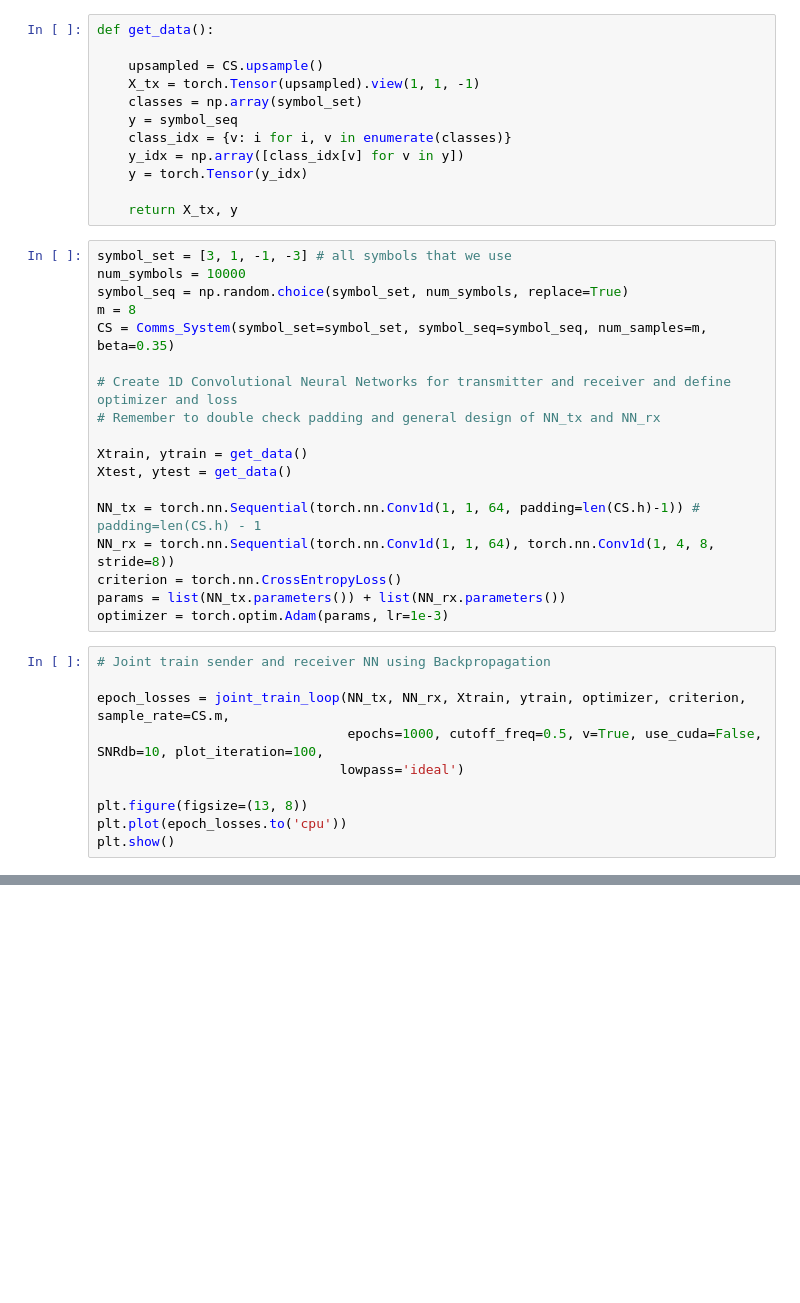
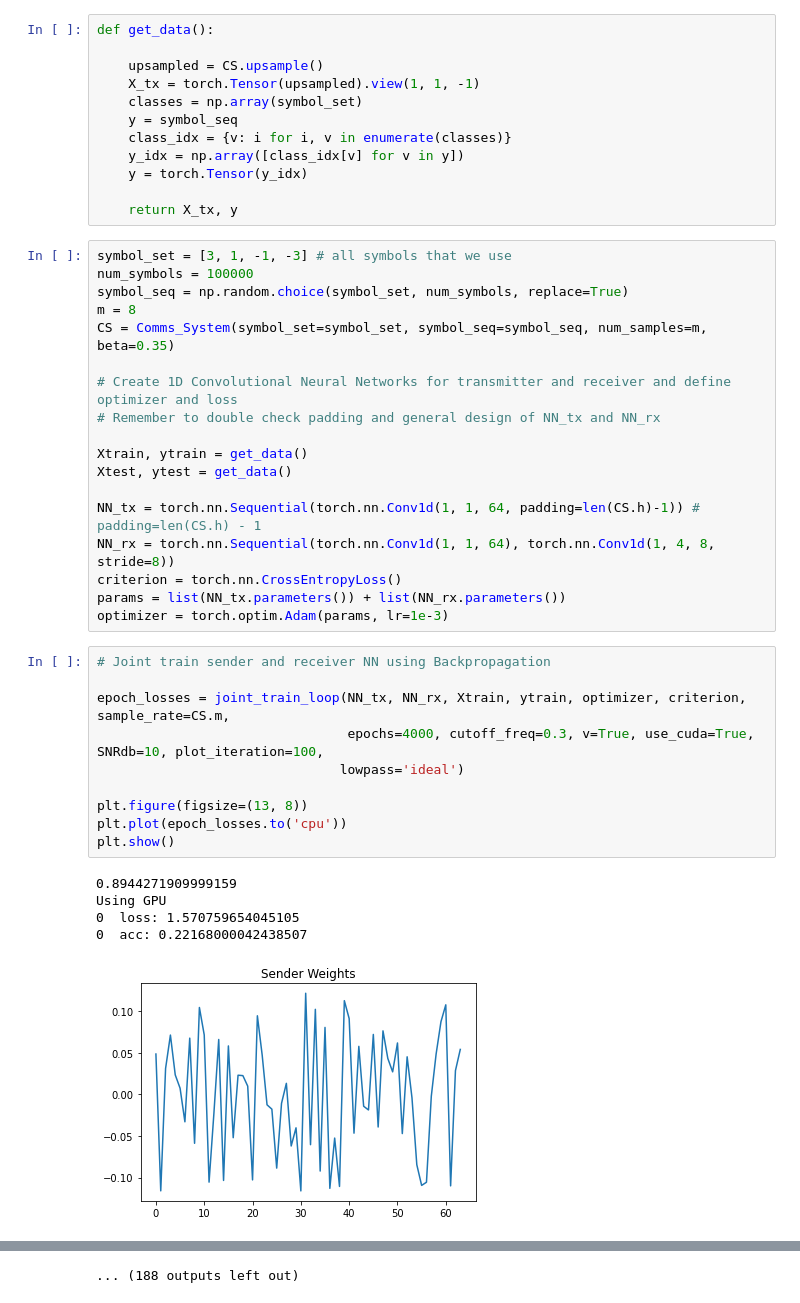
Before and after one commit to FaxMan1/Master-Thesis, a Jupyter notebook: Jupyter/JointTraining.ipynb, the cells around one changed output, grey strips where cells are left out. Drawn from its saved outputs; the diff is of its cells as text; blank space fills up the shorter version.

```diff
--- a/Jupyter/JointTraining.ipynb
+++ b/Jupyter/JointTraining.ipynb
@@ -26,7 +26,7 @@ def get_data():
     return X_tx, y
 # %%
 symbol_set = [3, 1, -1, -3] # all symbols that we use
-num_symbols = 10000
+num_symbols = 100000
 symbol_seq = np.random.choice(symbol_set, num_symbols, replace=True)
 m = 8
 CS = Comms_System(symbol_set=symbol_set, symbol_seq=symbol_seq, num_samples=m, beta=0.35)
@@ -45,10 +45,16 @@ optimizer = torch.optim.Adam(params, lr=1e-3)
 # %%
 # Joint train sender and receiver NN using Backpropagation
 
 epoch_losses = joint_train_loop(NN_tx, NN_rx, Xtrain, ytrain, optimizer, criterion, sample_rate=CS.m,
-                                epochs=1000, cutoff_freq=0.5, v=True, use_cuda=False, SNRdb=10, plot_iteration=100,
+                                epochs=4000, cutoff_freq=0.3, v=True, use_cuda=True, SNRdb=10, plot_iteration=100,
                                lowpass='ideal')
 
 plt.figure(figsize=(13, 8))
 plt.plot(epoch_losses.to('cpu'))
 plt.show()
+# %% [output]
+0.8944271909999159
+Using GPU
+0  loss: 1.570759654045105
+0  acc: 0.22168000042438507
+[figure, added]
@@ -55,3 +73,4 @@ plt.show()
+... (188 outputs left out)
 # %%
 # Evaluate
 
```
Also changed, not shown: parts of 3 cells of this notebook, 9 other files.
